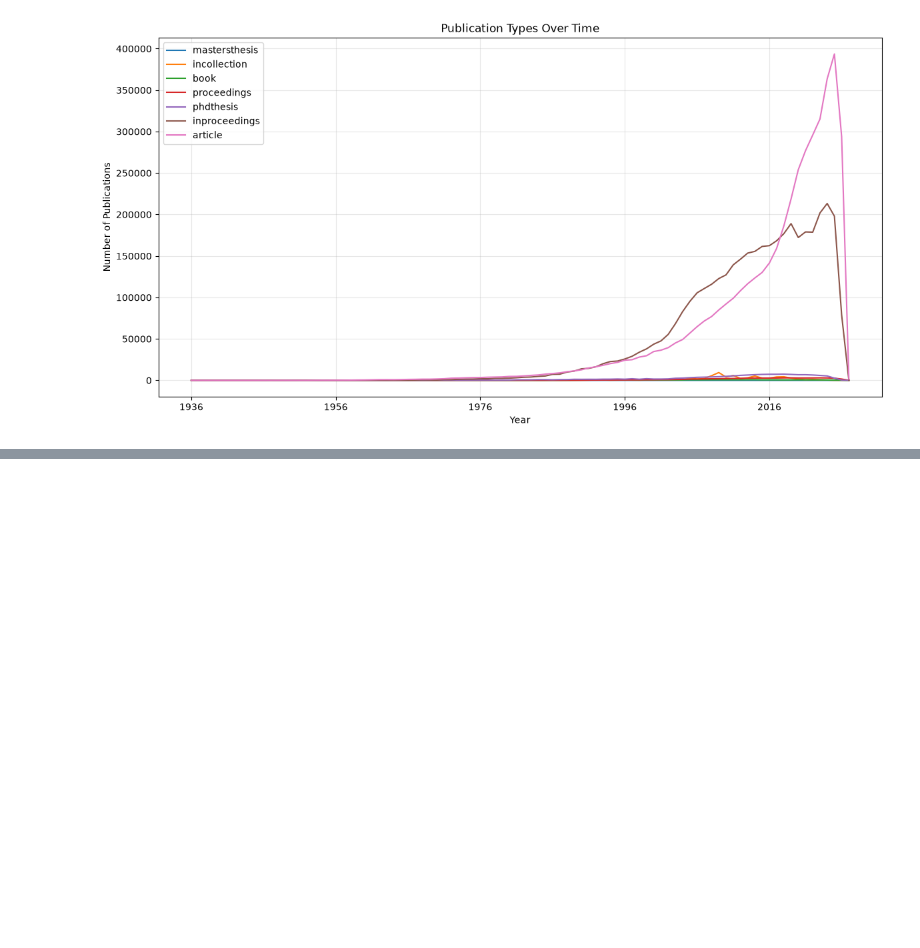
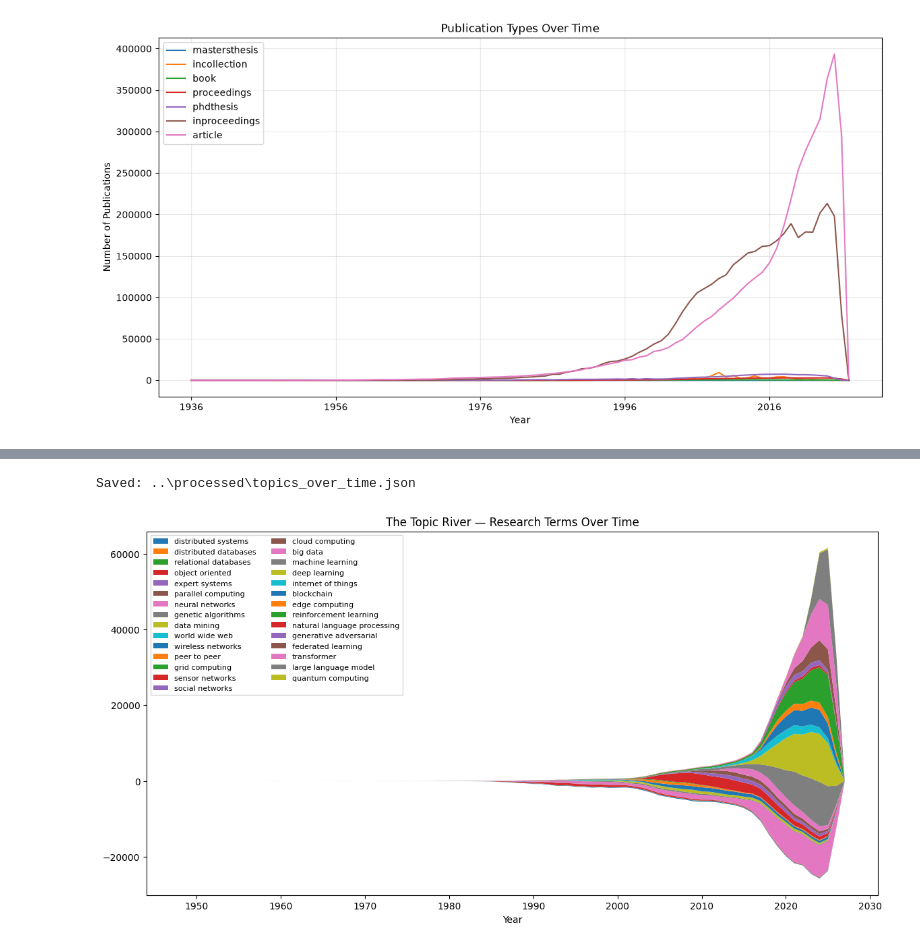
Before and after one commit to KarinAlZoabi/dblp-dashboard, a Jupyter notebook: notebooks/EDA1.ipynb, the cells around one changed output, grey strips where cells are left out. Drawn from its saved outputs; the diff is of its cells as text; code cells hidden in the pictures; blank space fills up the shorter version.

```diff
--- a/notebooks/EDA1.ipynb
+++ b/notebooks/EDA1.ipynb
@@ -782,0 +865,47 @@ plt.show()
+# %%
+#build a dense year x term matrix and export it for the Topic River chart
+import json
+
+years_sorted = sorted(topics_by_year.keys(), key=int)
+
+topics_over_time = {
+    year: {
+        term: topics_by_year[year].get(term, 0)
+        for term in TOPIC_TERMS
+    }
+    for year in years_sorted
+}
+
+output_path = Path("../processed/topics_over_time.json")
+output_path.parent.mkdir(parents=True, exist_ok=True)
+
+with open(output_path, "w") as f:
+    json.dump(topics_over_time, f, indent=2)
+
+print("Saved:", output_path)
+# %% [output]
+Saved: ..\processed\topics_over_time.json
+# %%
+#quick sanity-check preview before wiring it into the dashboard
+topics_df = pd.DataFrame(topics_over_time).T
+topics_df.index = topics_df.index.astype(int)
+topics_df = topics_df.sort_index()
+
+# drop terms that never occurred, and years before the earliest hit,
+# just to make the preview readable
+topics_df = topics_df.loc[:, topics_df.sum() > 0]
+topics_df = topics_df.loc[topics_df.sum(axis=1).gt(0).idxmax():]
+
+plt.figure(figsize=(14, 7))
+plt.stackplot(
+    topics_df.index,
+    topics_df.T.values,
+    labels=topics_df.columns,
+    baseline="wiggle"
+)
+plt.legend(loc="upper left", fontsize=8, ncol=2)
+plt.xlabel("Year")
+plt.title("The Topic River \u2014 Research Terms Over Time")
+plt.show()
+# %% [output]
+[figure, added]
```
Also changed, not shown: parts of 1 cell of this notebook, 39 other files.
